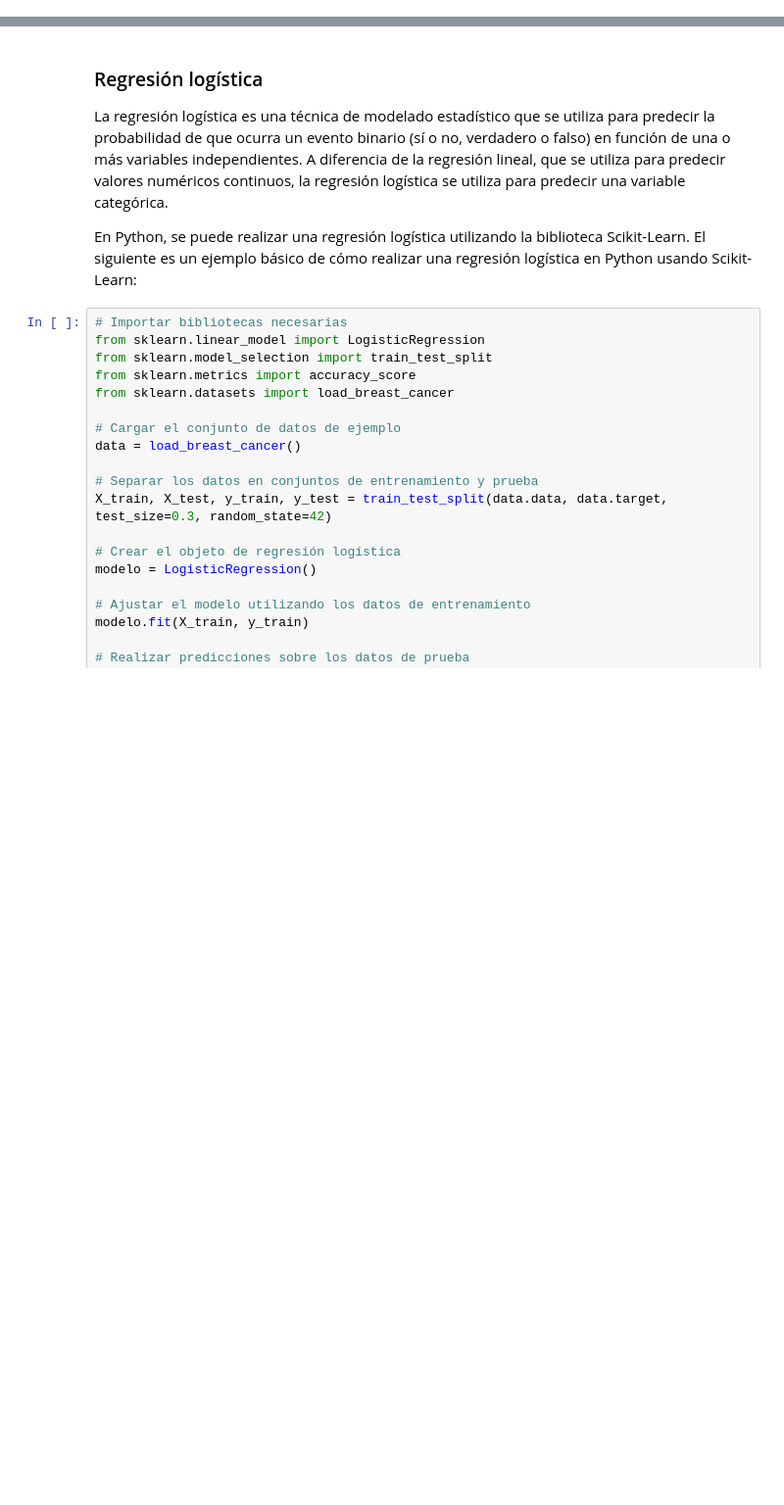
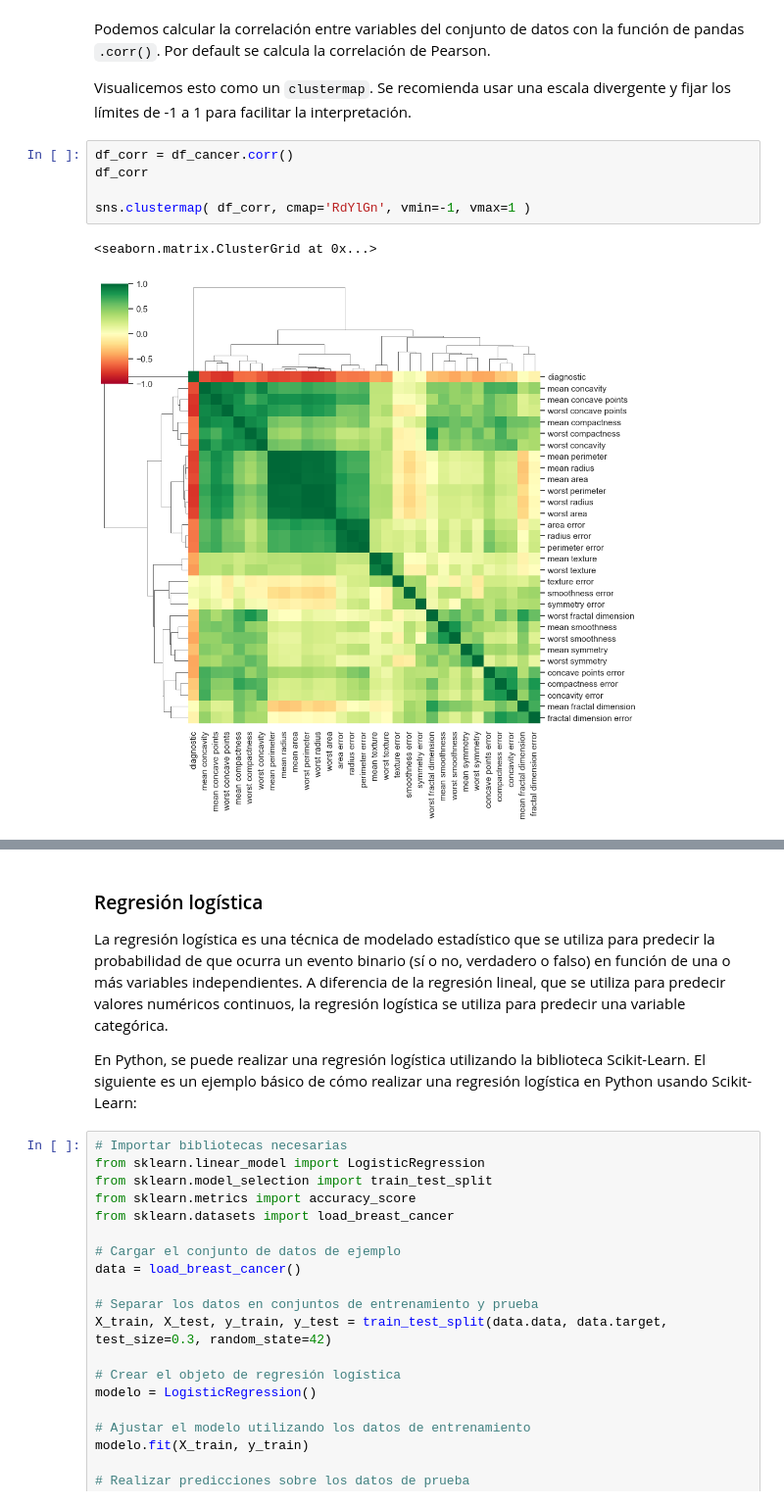
Before and after one commit to mar-esther23/CursoPandas2023, a Jupyter notebook: CPA-EstadísticaIntermedia.ipynb, the cells around one changed output, grey strips where cells are left out. Shown at 98% size. Drawn from its saved outputs; the diff is of its cells as text; blank space fills up the shorter version.

```diff
--- a/CPA-EstadísticaIntermedia.ipynb
+++ b/CPA-EstadísticaIntermedia.ipynb
@@ -95,0 +107,12 @@ Es importante tener en cuenta que la regresión lineal es una técnica poderosa
+# %% [markdown]
+Podemos calcular la correlación entre variables del conjunto de datos con la función de pandas `.corr()`. Por default se calcula la correlación de Pearson.
+
+Visualicemos esto como un `clustermap`. Se recomienda usar una escala divergente y fijar los límites de -1 a 1 para facilitar la interpretación.
+# %%
+df_corr = df_cancer.corr()
+df_corr
+
+sns.clustermap( df_corr, cmap='RdYlGn', vmin=-1, vmax=1 )
+# %% [output]
+<seaborn.matrix.ClusterGrid at 0x...>
+[figure, added]
```
Also changed, not shown: parts of 43 cells of this notebook, 3 other files.
